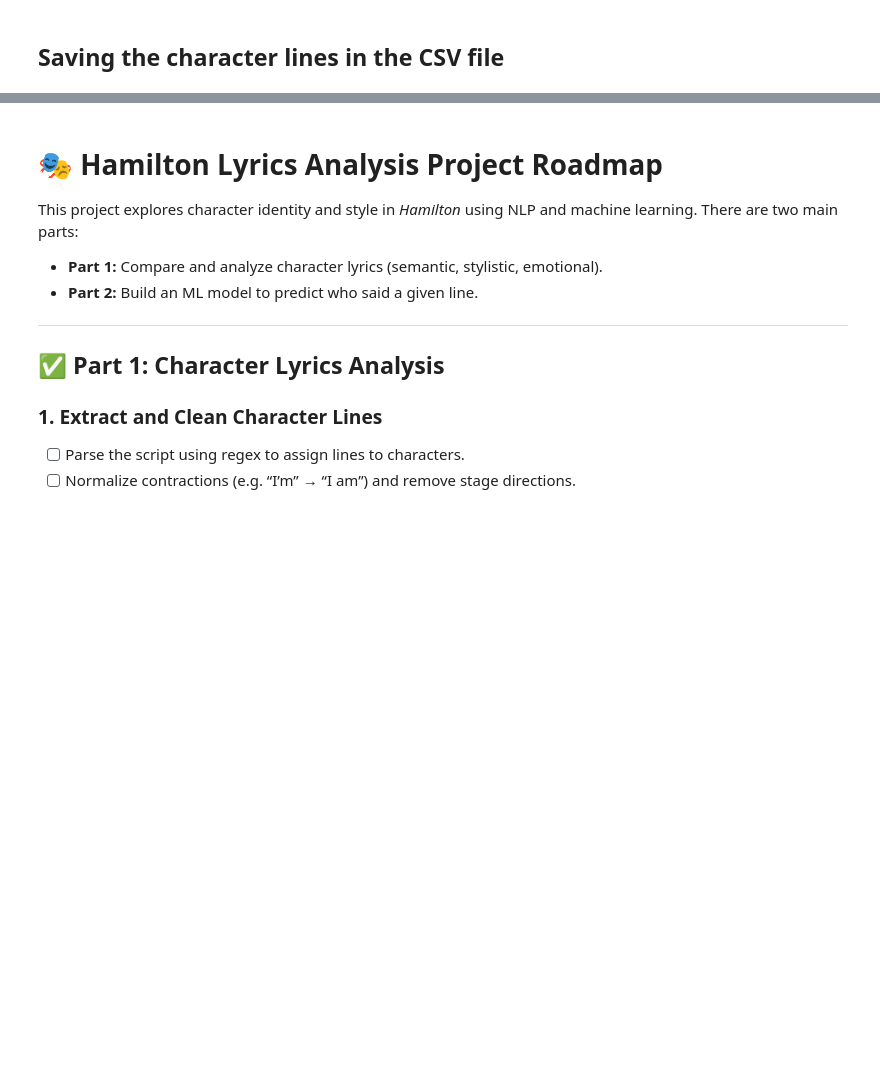
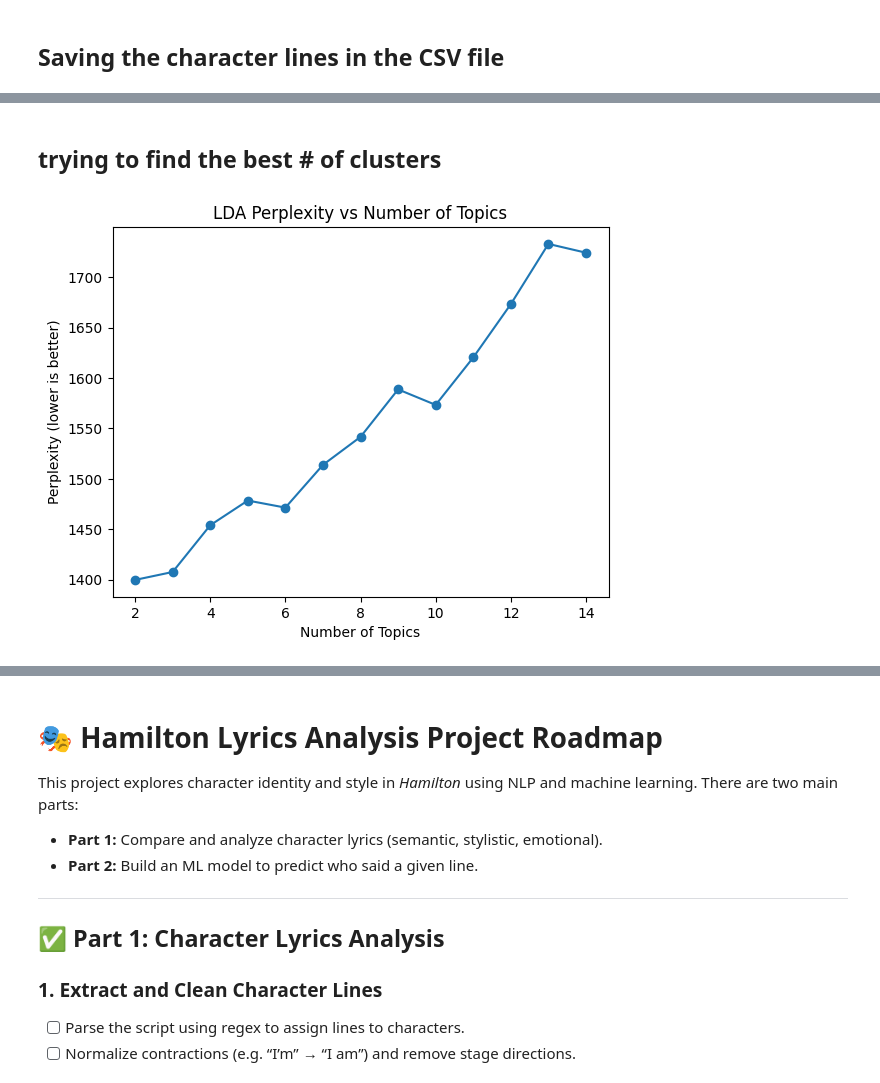
Before and after one commit to 05rentao/hamilton, a Jupyter notebook: notebook.ipynb, the cells around one changed output, grey strips where cells are left out. Saved outputs shown, nothing was run; the diff lists cells and outputs as text; code cells hidden in the pictures; blank space fills up the shorter version.

```diff
--- a/notebook.ipynb
+++ b/notebook.ipynb
@@ -137,0 +223,26 @@ df.to_csv("character_lines.csv", index=False)  # index=False skips the row numbe
+# %% [markdown]
+## trying to find the best # of clusters
+# %%
+from sklearn.decomposition import LatentDirichletAllocation
+from sklearn.feature_extraction.text import CountVectorizer
+from sklearn.metrics import pairwise_distances
+import numpy as np
+
+vectorizer = CountVectorizer()
+X = vectorizer.fit_transform(df["filtered_tokens"])
+
+perplexities = []
+for n in range(2, 15):
+    lda = LatentDirichletAllocation(n_components=n, random_state=0)
+    lda.fit(X)
+    perplexities.append(lda.perplexity(X))
+
+import matplotlib.pyplot as plt
+
+plt.plot(range(2, 15), perplexities, marker='o')
+plt.xlabel("Number of Topics")
+plt.ylabel("Perplexity (lower is better)")
+plt.title("LDA Perplexity vs Number of Topics")
+plt.show()
+# %% [output]
+[figure, added]
```
Also changed, not shown: parts of 8 cells of this notebook.
